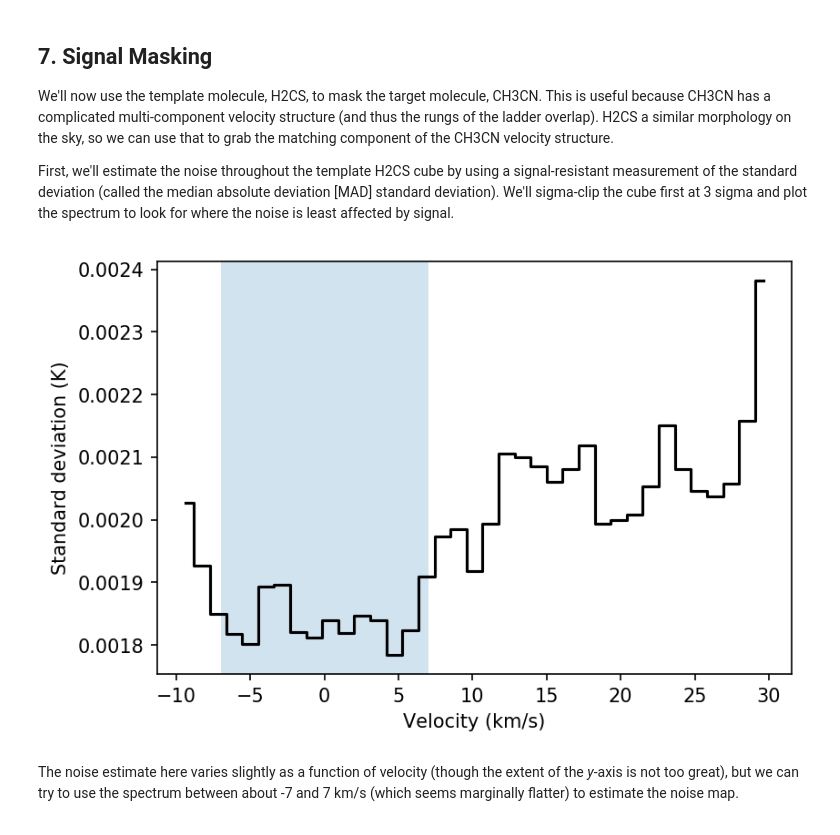
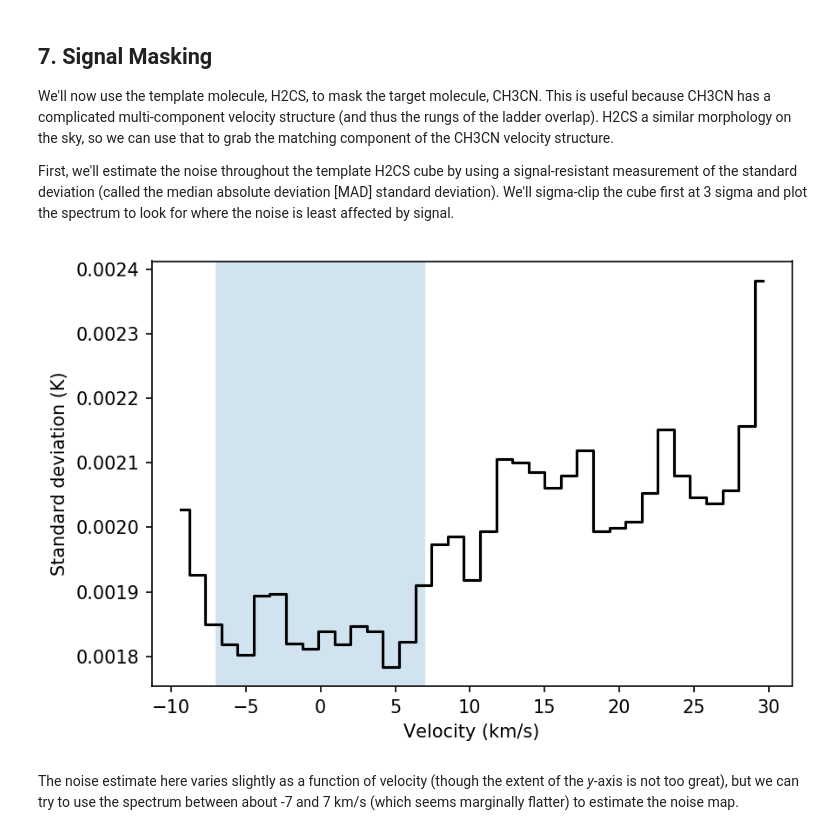
Before and after one commit to abulatek/brick, a Jupyter notebook: first_results/CH3CNMasking_v1.ipynb, the cells around one changed output. Saved outputs shown, nothing was run; the diff lists cells and outputs as text; code cells hidden in the pictures.

Commit message:
Fixed layout of flat noise figure

```diff
--- a/first_results/CH3CNMasking_v1.ipynb
+++ b/first_results/CH3CNMasking_v1.ipynb
@@ -322,26 +322,27 @@ First, we'll estimate the noise throughout the template H2CS cube by using a sig
 # %%
 import matplotlib.pyplot as plt
 
 # For rectangle:
 import matplotlib.patches as mpatches
 fig = plt.figure(dpi = display_dpi)
 ax = fig.add_subplot(111)
 
 # Make signal mask out of template molecule cube, in noise-free area (should be flat)
 h2cs_sclip = h2cssubcube_f.sigma_clip_spectrally(3)
 mad_std_spectrum_sclip = h2cs_sclip.mad_std(axis=(1, 2))
 plt.plot(mad_std_spectrum_sclip.spectral_axis.value, mad_std_spectrum_sclip.value,
          drawstyle='steps-mid', c='k')
 plt.xlabel('Velocity (km/s)')
 plt.ylabel('Standard deviation (K)')
+plt.tight_layout()
 
 flat_noise = mpatches.Rectangle((-7, 0.0017), 14, 0.001, alpha = 0.2, facecolor = "tab:blue")
 plt.gca().add_patch(flat_noise)
 
 plt.savefig("figures/flat_noise.pdf", dpi = 300, facecolor='w', edgecolor='w')
 plt.show()
 # %% [output]
-[figure, old version]
+[figure, new version]
 # %% [markdown]
 The noise estimate here varies slightly as a function of velocity (though the extent of the *y*-axis is not too great), but we can try to use the spectrum between about -7 and 7 km/s (which seems marginally flatter) to estimate the noise map.
 # %%
```
Also changed, not shown: 1 other file.
